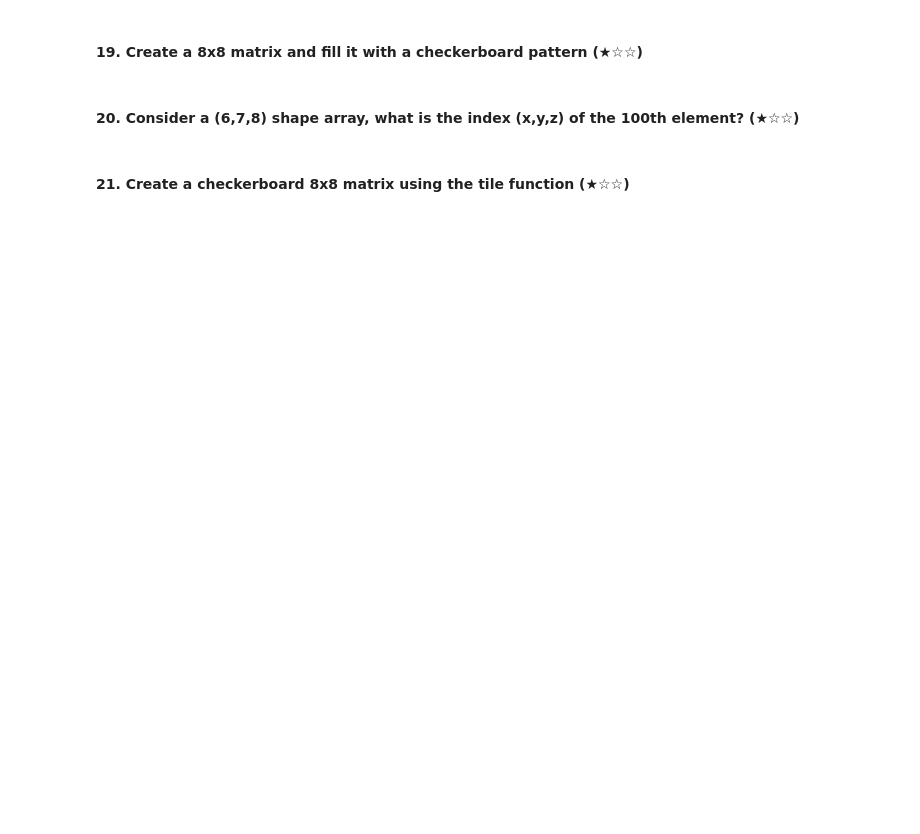
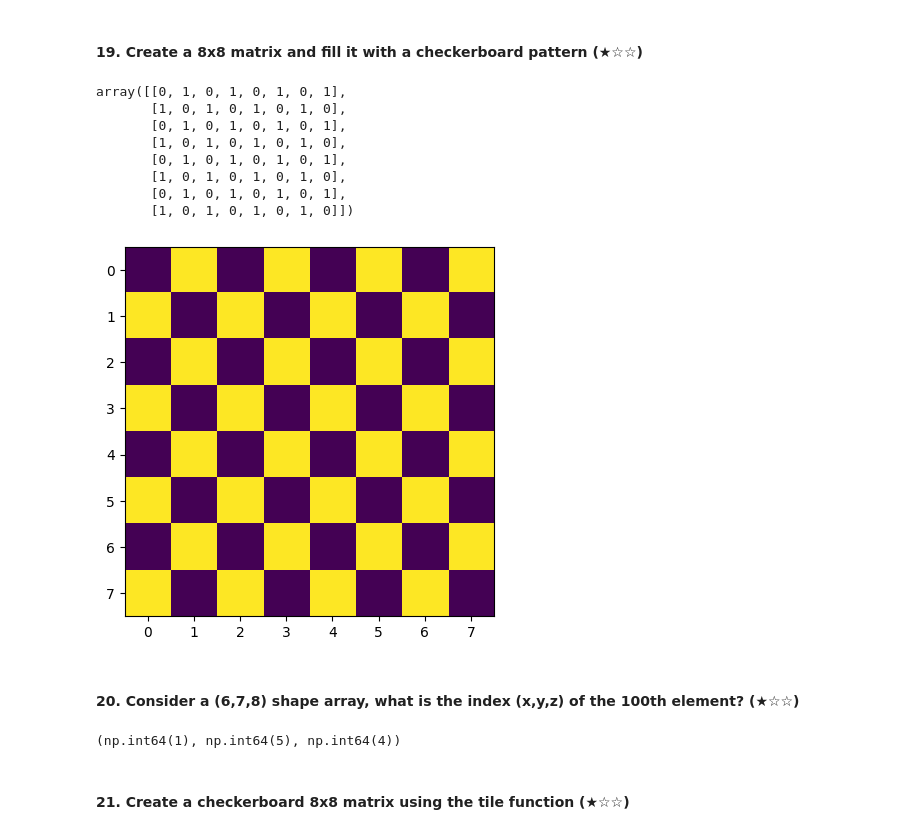
Before and after one commit to Capopata/Learn-Data-Science-, a Jupyter notebook: 100_Numpy_exercises.ipynb, the cells around one changed output. Drawn from its saved outputs; the diff is of its cells as text; code cells hidden in the pictures; blank space fills up the shorter version.

```diff
--- a/100_Numpy_exercises.ipynb
+++ b/100_Numpy_exercises.ipynb
@@ -221,6 +244,39 @@ np.nan in set([np.nan])
 # %% [markdown]
 #### 19. Create a 8x8 matrix and fill it with a checkerboard pattern (★☆☆)
+# %%
+import matplotlib.pyplot as plt
+
+nineteen = np.zeros((8,8), dtype=int)
+
+for i in range(-7, 8, 2):
+    nineteen += np.diag(np.ones(8-abs(i), dtype=int), k = i)
+
+plt.imshow(nineteen*255)
+
+#answer
+nineteen = np.zeros((8,8), dtype= int)
+nineteen[1::2, ::2] = 1
+nineteen[::2, 1::2] = 1
+nineteen
+#gpt way
+nineteen = np.fromfunction(lambda i, j: (i+j) % 2, (8, 8), dtype= int)
+nineteen
+# %% [output]
+array([[0, 1, 0, 1, 0, 1, 0, 1],
+       [1, 0, 1, 0, 1, 0, 1, 0],
+       [0, 1, 0, 1, 0, 1, 0, 1],
+       [1, 0, 1, 0, 1, 0, 1, 0],
+       [0, 1, 0, 1, 0, 1, 0, 1],
+       [1, 0, 1, 0, 1, 0, 1, 0],
+       [0, 1, 0, 1, 0, 1, 0, 1],
+       [1, 0, 1, 0, 1, 0, 1, 0]])
+[figure, added]
 # %% [markdown]
 #### 20. Consider a (6,7,8) shape array, what is the index (x,y,z) of the 100th element? (★☆☆)
+# %%
+twenty = np.unravel_index(100, (6, 7, 8))
+twenty
+# %% [output]
+(np.int64(1), np.int64(5), np.int64(4))
 # %% [markdown]
 #### 21. Create a checkerboard 8x8 matrix using the tile function (★☆☆)
```
Also changed, not shown: parts of 18 cells of this notebook, 1 other file.
